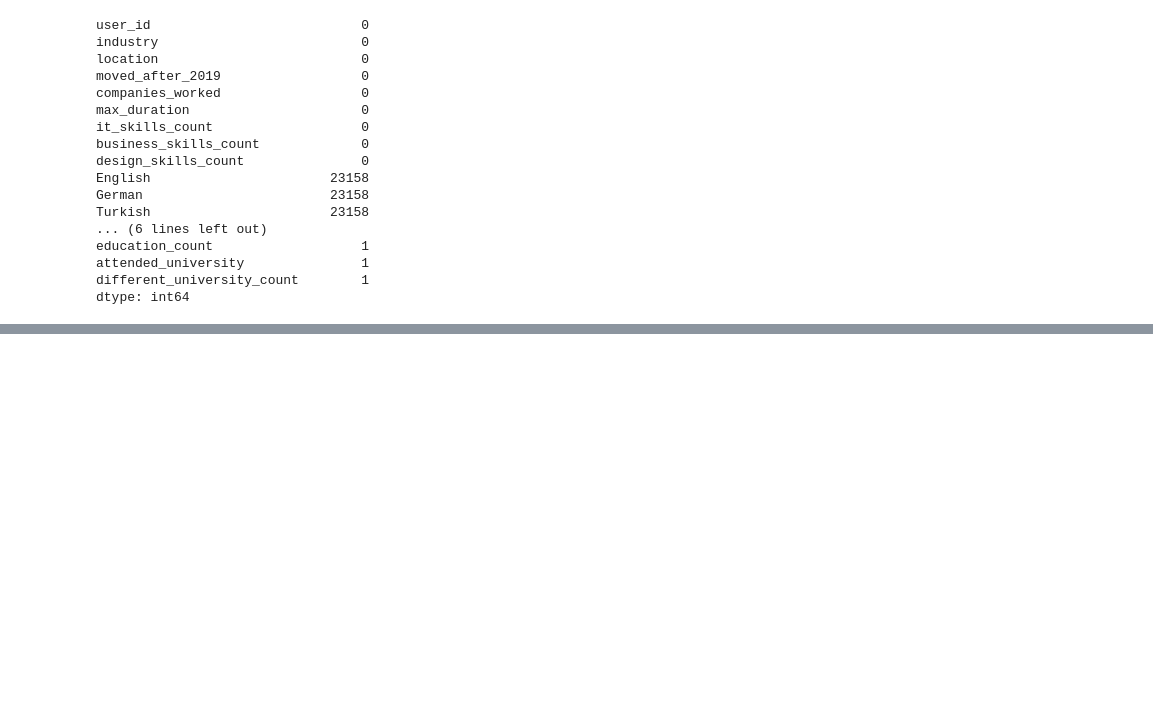
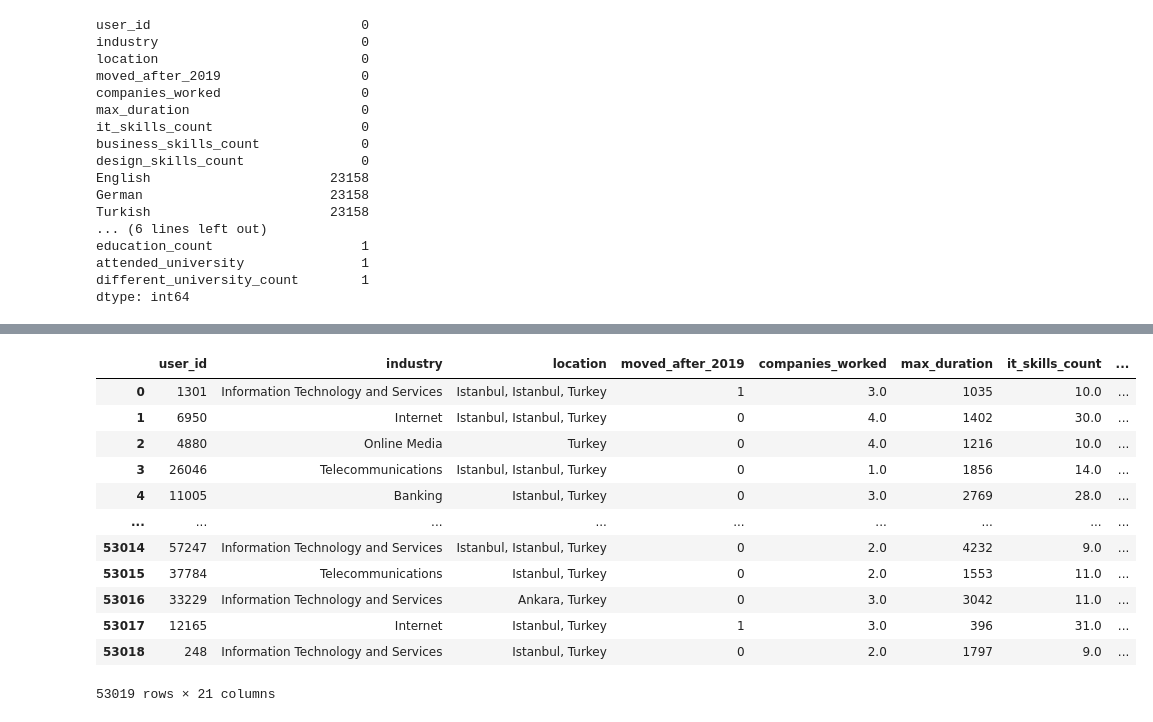
Before and after one commit to feyzijan/GarantiDatathon, a Jupyter notebook: prep_input.ipynb, the cells around one changed output, grey strips where cells are left out. Drawn from its saved outputs; the diff is of its cells as text; code cells hidden in the pictures; blank space fills up the shorter version.

```diff
--- a/prep_input.ipynb
+++ b/prep_input.ipynb
@@ -357 +375,17 @@ different_university_count    2
 dtype: int64
+# %%
+train
+# %% [output]
+|  | user_id | industry | location | moved_after_2019 | companies_worked | max_duration | it_skills_count | ... |
+| 0 | 1301 | Information Technology and Services | Istanbul, Istanbul, Turkey | 1 | 3.0 | 1035 | 10.0 | ... |
+| 1 | 6950 | Internet | Istanbul, Istanbul, Turkey | 0 | 4.0 | 1402 | 30.0 | ... |
+| 2 | 4880 | Online Media | Turkey | 0 | 4.0 | 1216 | 10.0 | ... |
+| 3 | 26046 | Telecommunications | Istanbul, Istanbul, Turkey | 0 | 1.0 | 1856 | 14.0 | ... |
+| 4 | 11005 | Banking | Istanbul, Turkey | 0 | 3.0 | 2769 | 28.0 | ... |
+| ... | ... | ... | ... | ... | ... | ... | ... | ... |
+| 53014 | 57247 | Information Technology and Services | Istanbul, Istanbul, Turkey | 0 | 2.0 | 4232 | 9.0 | ... |
+| 53015 | 37784 | Telecommunications | Istanbul, Turkey | 0 | 2.0 | 1553 | 11.0 | ... |
+| 53016 | 33229 | Information Technology and Services | Ankara, Turkey | 0 | 3.0 | 3042 | 11.0 | ... |
+| 53017 | 12165 | Internet | Istanbul, Turkey | 1 | 3.0 | 396 | 31.0 | ... |
+| 53018 | 248 | Information Technology and Services | Istanbul, Turkey | 0 | 2.0 | 1797 | 9.0 | ... |
+53019 rows × 21 columns
```
Also changed, not shown: parts of 13 cells of this notebook, 4 other files.
